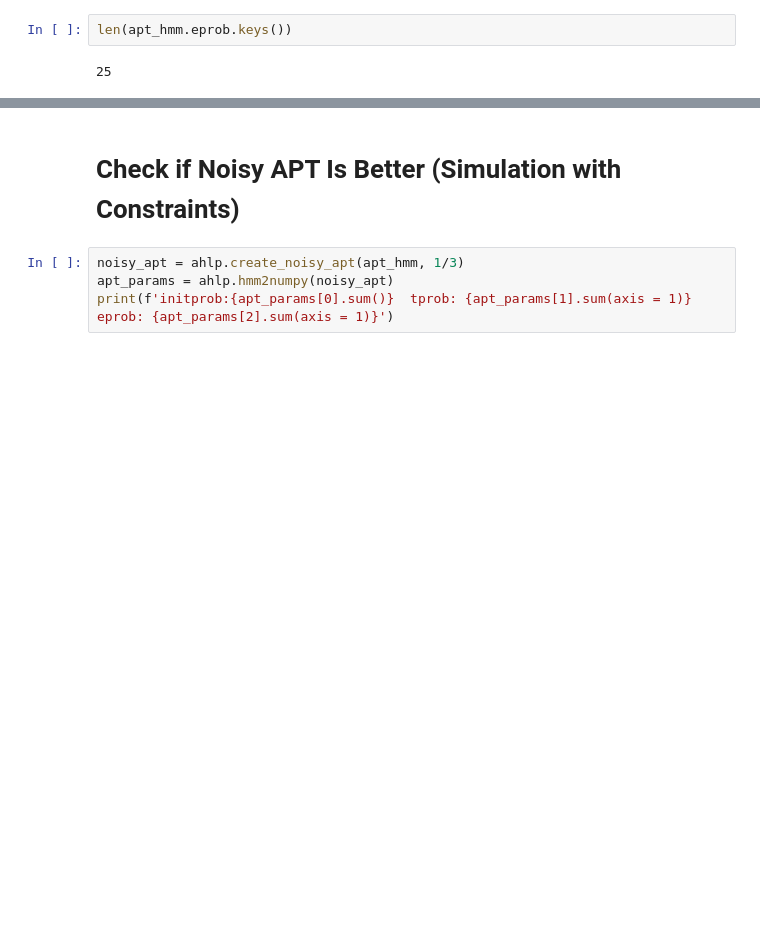
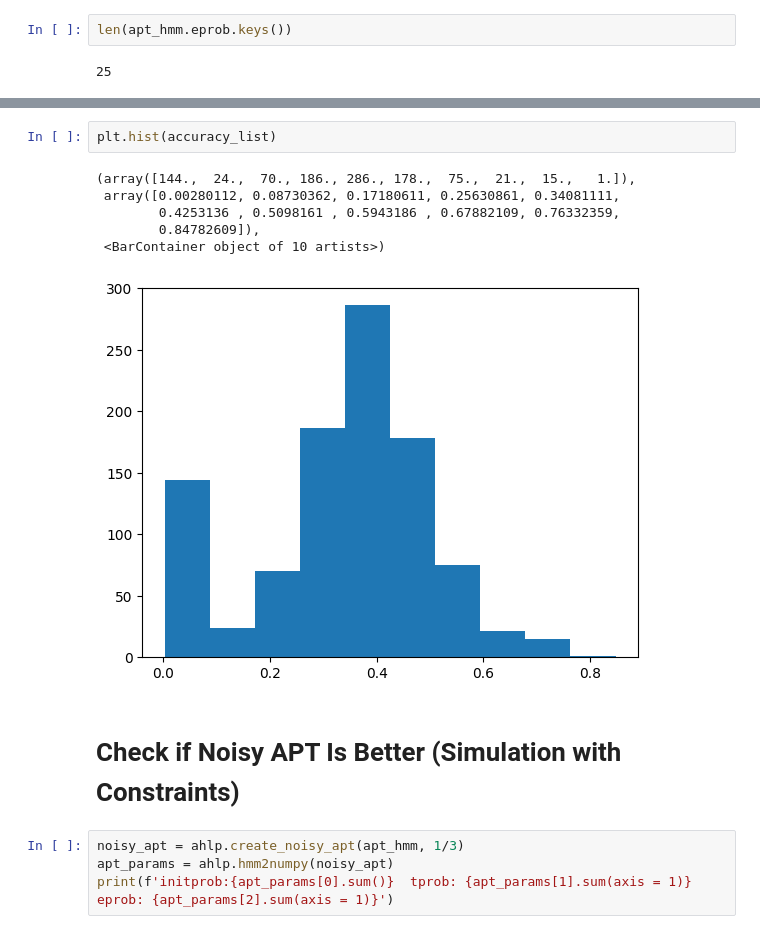
Before and after one commit to sandialabs/conin, a Jupyter notebook: conin/mediation_variables/apt_experiments.ipynb, the cells around one changed output, grey strips where cells are left out. Cells and saved outputs as stored; diff of their text form; blank space fills up the shorter version.

```diff
--- a/conin/mediation_variables/apt_experiments.ipynb
+++ b/conin/mediation_variables/apt_experiments.ipynb
@@ -263,3 +413,12 @@ KeyboardInterrupt:
+# %%
+plt.hist(accuracy_list)
+# %% [output]
+(array([144.,  24.,  70., 186., 286., 178.,  75.,  21.,  15.,   1.]),
+ array([0.00280112, 0.08730362, 0.17180611, 0.25630861, 0.34081111,
+        0.4253136 , 0.5098161 , 0.5943186 , 0.67882109, 0.76332359,
+        0.84782609]),
+ <BarContainer object of 10 artists>)
+[figure, added]
 # %% [markdown]
 # Check if Noisy APT Is Better (Simulation with Constraints)
 # %%
```
Also changed, not shown: parts of 89 cells of this notebook, 8 other files.
